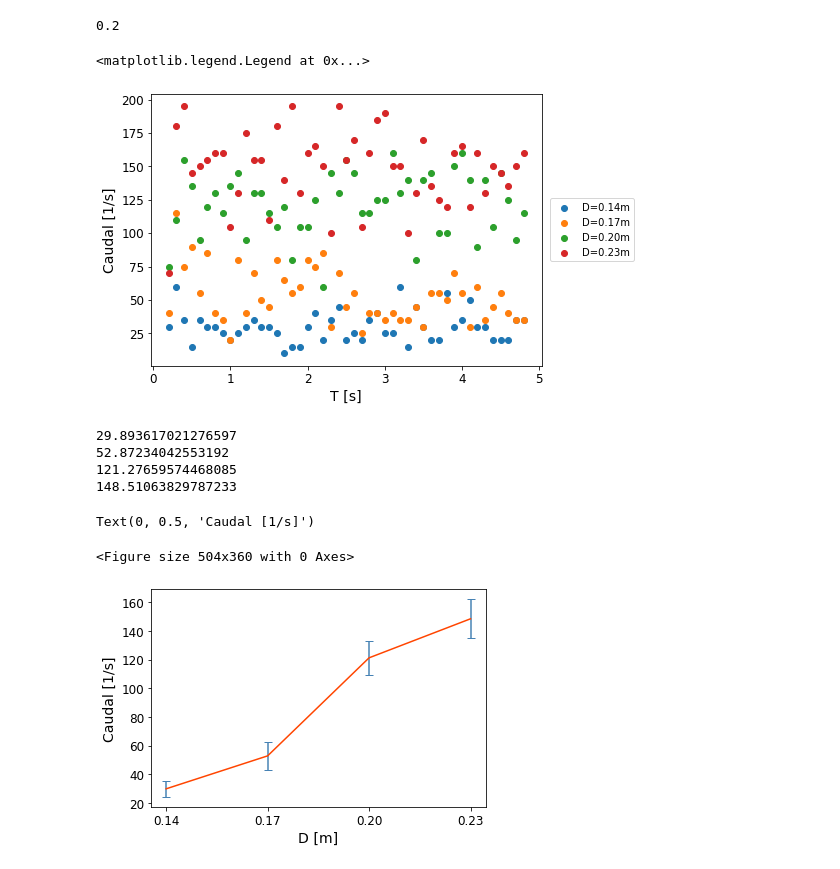
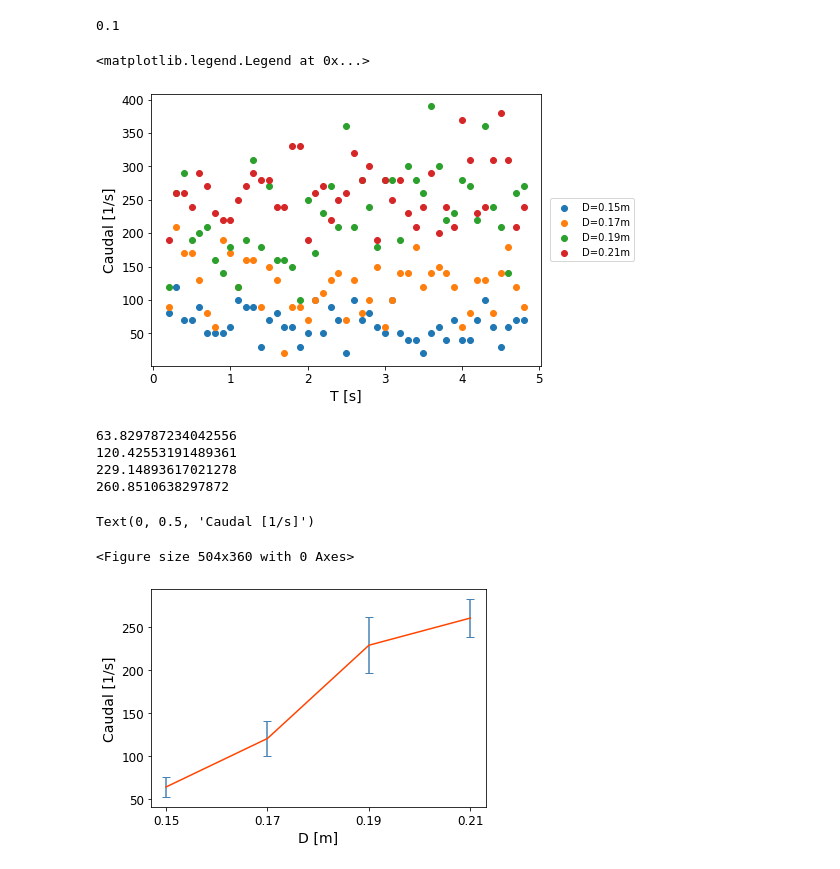
Before and after one commit to german-ariel-martinez/SS-TPF, a Jupyter notebook: Python Files/Ej1_2.ipynb, the cells around one changed output. Cells and saved outputs as stored; diff of their text form; code cells hidden in the pictures.

```diff
--- a/Python Files/Ej1_2.ipynb
+++ b/Python Files/Ej1_2.ipynb
@@ -13,32 +13,32 @@ data2 = pd.read_csv("../FilesEj1_2/OutputEj1_2.csv")
 data3 = pd.read_csv("../FilesEj1_2/OutputEj1_3.csv")
 data4 = pd.read_csv("../FilesEj1_2/OutputEj1_4.csv")
 # %%
-dt = data1['Dt'][1]
+dt = data1['Dt'][0]
 print(dt)
 
 counts1 = data1['N']/dt
 counts2 = data2['N']/dt
 counts3 = data3['N']/dt
 counts4 = data4['N']/dt
 counts1 = counts1[1:-1:1]
 counts2 = counts2[1:-1:1]
 counts3 = counts3[1:-1:1]
 counts4 = counts4[1:-1:1]
 
 parameters = {'xtick.labelsize': 12,'ytick.labelsize': 12, 'axes.labelsize': 14}
 plt.rcParams.update(parameters)
 plt.figure(figsize=(7,5))
-plt.scatter(data1['Dt'][1:-1:1], counts1, label = "D=0.14m")
+plt.scatter(data1['Dt'][1:-1:1], counts1, label = "D=0.15m")
 plt.scatter(data2['Dt'][1:-1:1], counts2, label = "D=0.17m")
-plt.scatter(data3['Dt'][1:-1:1], counts3, label = "D=0.20m")
-plt.scatter(data4['Dt'][1:-1:1], counts4, label = "D=0.23m")
+plt.scatter(data3['Dt'][1:-1:1], counts3, label = "D=0.19m")
+plt.scatter(data4['Dt'][1:-1:1], counts4, label = "D=0.21m")
 plt.xlabel("T [s]")
 plt.ylabel("Caudal [1/s]")
 plt.legend(loc='center right', bbox_to_anchor=(1.25, 0.5))
 # %% [output]
-0.2
+0.1
 <matplotlib.legend.Legend at 0x...>
-[figure, old version]
+[figure, new version]
 # %%
 def get_values(array):
     prom = array.mean()
@@ -56,8 +56,8 @@ print(cp1)
 print(cp2)
 print(cp3)
 print(cp4)
-array_x = [0.14, 0.17, 0.20, 0.23]
-array_x_str = ["0.14", "0.17", "0.20", "0.23"]
+array_x = [0.15, 0.17, 0.19, 0.21]
+array_x_str = ["0.15", "0.17", "0.19", "0.21"]
 array_y = [cp1, cp2, cp3, cp4]
 y_errs = [d1, d2, d3, d4]
 parameters = {'xtick.labelsize': 12,'ytick.labelsize': 12, 'axes.labelsize': 14}
@@ -68,13 +68,13 @@ plt.errorbar(np.array(array_x_str), np.array(array_y), yerr=np.array(y_errs)/2,
 plt.xlabel("D [m]")
 plt.ylabel("Caudal [1/s]")
 # %% [output]
-29.893617021276597
-52.87234042553192
-121.27659574468085
-148.51063829787233
+63.829787234042556
+120.42553191489361
+229.14893617021278
+260.8510638297872
 Text(0, 0.5, 'Caudal [1/s]')
 <Figure size 504x360 with 0 Axes>
-[figure, old version]
+[figure, new version]
 # %%
 def getBeverloo(c, i):
     np = 300/(0.35*0.3*0.3)
```
Also changed, not shown: parts of 2 cells of this notebook, 2 other files.
